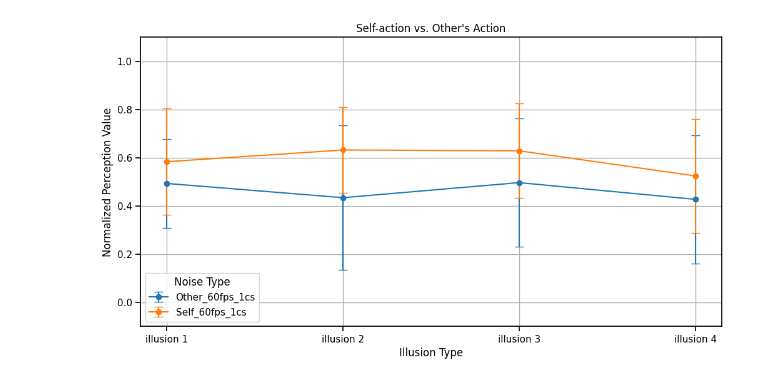
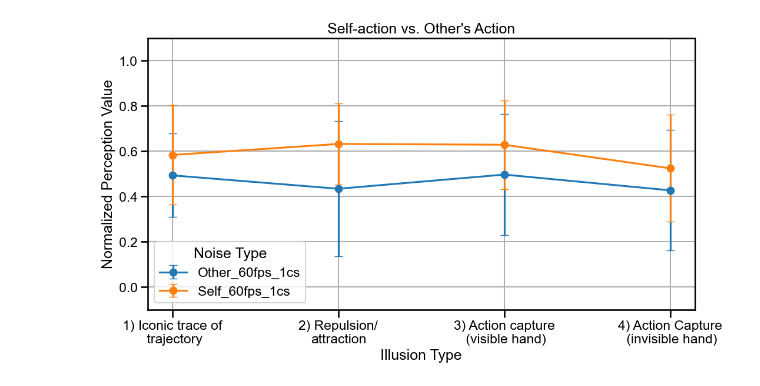
Before and after one commit to cantonsir/Magnetic-Sand-Illusions, a Jupyter notebook: Notebook/Self_vs_Other.ipynb, the cells around one changed output. Saved outputs shown, nothing was run; the diff lists cells and outputs as text; code cells hidden in the pictures.

```diff
--- a/Notebook/Self_vs_Other.ipynb
+++ b/Notebook/Self_vs_Other.ipynb
@@ -78,35 +97,41 @@ data['Noise Type'] = data['Noise Type'].replace({
     'Self_60fps_1px': 'Self_60fps_1cs'
 })
 # %%
-# plt.rcParams['font.family'] = 'Arial'
-# plt.rcParams['font.size'] = 15  # You can change the size to fit your needs
+plt.rcParams['font.family'] = 'Arial'
+plt.rcParams['font.size'] = 15  # You can change the size to fit your needs
 # %%
 # Define illusions and their respective columns for means and standard deviations
 illusions = ['illusion 1', 'illusion 2', 'illusion 3', 'illusion 4']
 
+display_labels = [
+    '1) Iconic trace of\n trajectory',
+    '2) Repulsion/\nattraction',
+    '3) Action capture\n (visible hand)',
+    '4) Action Capture\n (invisible hand)'
+]
 
 mean_cols = [f'{ill} mean' for ill in illusions]
 std_dev_cols = [f'{ill} std dev' for ill in illusions]
 
 # Setting up Seaborn context for larger fonts
-sns.set_context("notebook")  # Options: paper, notebook, talk, poster (increasing size)
+sns.set_context("talk")  # Options: paper, notebook, talk, poster (increasing size)
 
 # Prepare the plot
 plt.figure(figsize=(12, 6))
 
 # Plot each noise type
 for index, row in data.iterrows():
     means = row[mean_cols].values
     std_devs = row[std_dev_cols].values
-    plt.errorbar(illusions, means, yerr=std_devs, label=row['Noise Type'], marker='o', capsize=5)
+    plt.errorbar(display_labels, means, yerr=std_devs, label=row['Noise Type'], marker='o', capsize=5)
 
 plt.title("Self-action vs. Other's Action")
 plt.xlabel('Illusion Type')
 plt.ylabel('Normalized Perception Value')
 plt.ylim(-0.1, 1.1)  # Adjust based on the maximum value seen in your dataset
 plt.legend(title='Noise Type', loc='lower left', bbox_to_anchor=(0, 0))
 plt.grid(True)
-# plt.savefig('./Self-action_vs_Other.svg', format='svg')
+plt.savefig('./Self-action_vs_Other.svg', format='svg')
 plt.show()
 # %% [output]
-[figure, old version]
+[figure, new version]
```
Also changed, not shown: parts of 4 cells of this notebook, 2 other files.
